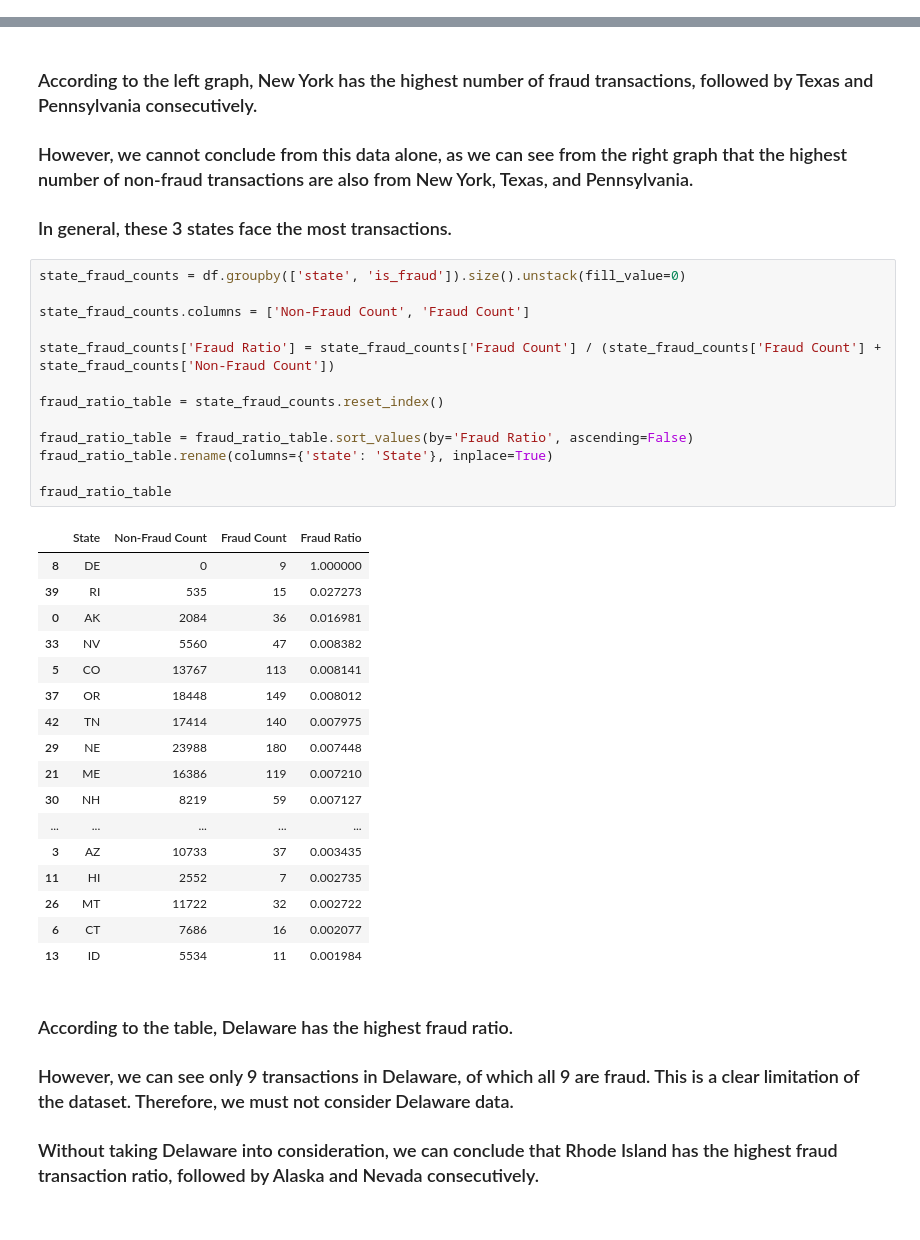
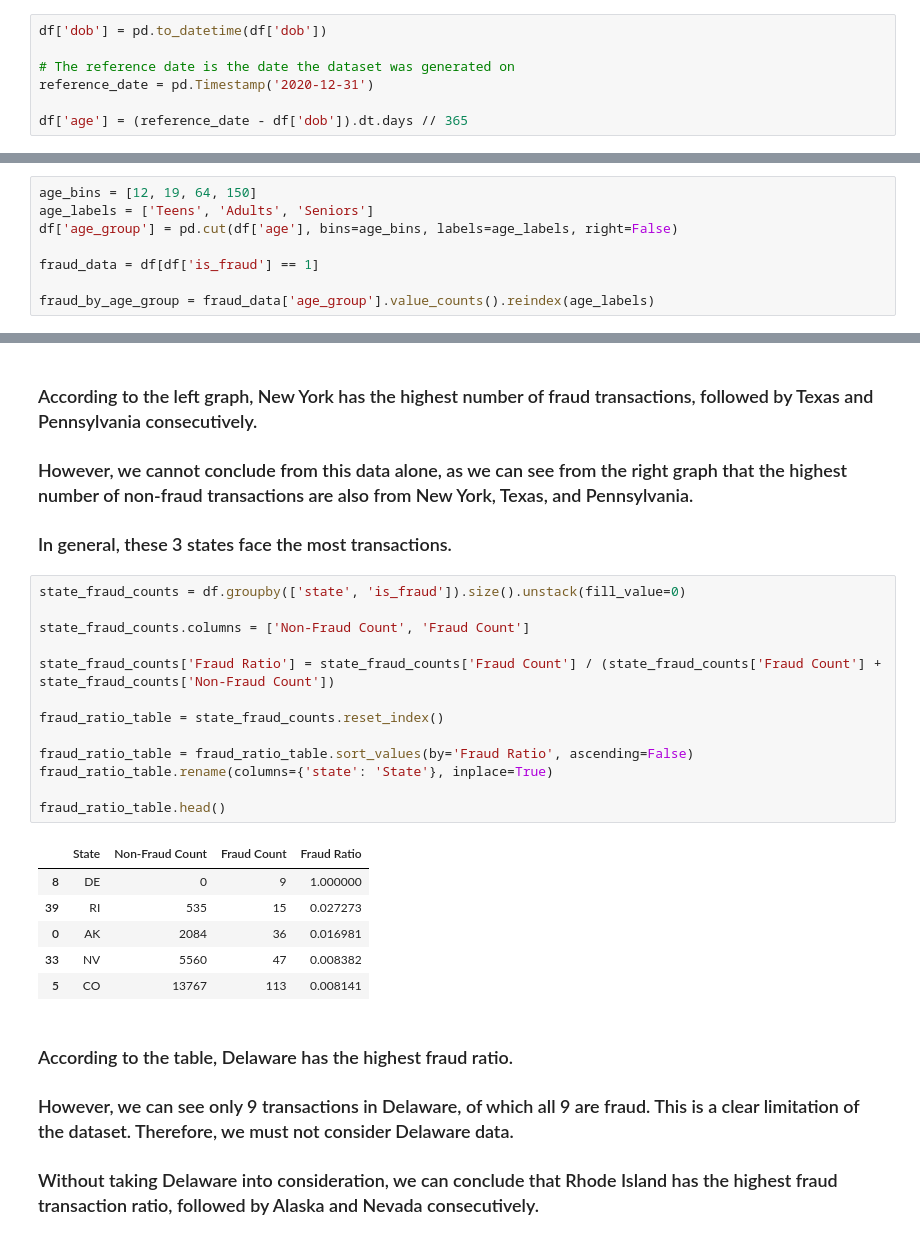
Before and after one commit to RionelxSlovesky/Credit-Card-Transactions-Fraud-Detection, a Jupyter notebook: Data Analysis.ipynb, the cells around one changed output, grey strips where cells are left out. Drawn from its saved outputs; the diff is of its cells as text.

```diff
--- a/Data Analysis.ipynb
+++ b/Data Analysis.ipynb
@@ -162,0 +165,7 @@ plt.show()
+# %%
+df['dob'] = pd.to_datetime(df['dob'])
+
+# The reference date is the date the dataset was generated on
+reference_date = pd.Timestamp('2020-12-31')
+
+df['age'] = (reference_date - df['dob']).dt.days // 365
@@ -162,0 +181,8 @@ plt.show()
+# %%
+age_bins = [12, 19, 64, 150]
+age_labels = ['Teens', 'Adults', 'Seniors']
+df['age_group'] = pd.cut(df['age'], bins=age_bins, labels=age_labels, right=False)
+
+fraud_data = df[df['is_fraud'] == 1]
+
+fraud_by_age_group = fraud_data['age_group'].value_counts().reindex(age_labels)
@@ -194,34 +264,23 @@ plt.show()
 # %%
 state_fraud_counts = df.groupby(['state', 'is_fraud']).size().unstack(fill_value=0)
 
 state_fraud_counts.columns = ['Non-Fraud Count', 'Fraud Count']
 
 state_fraud_counts['Fraud Ratio'] = state_fraud_counts['Fraud Count'] / (state_fraud_counts['Fraud Count'] + state_fraud_counts['Non-Fraud Count'])
 
 fraud_ratio_table = state_fraud_counts.reset_index()
 
 fraud_ratio_table = fraud_ratio_table.sort_values(by='Fraud Ratio', ascending=False)
 fraud_ratio_table.rename(columns={'state': 'State'}, inplace=True)
 
-fraud_ratio_table
+fraud_ratio_table.head()
 # %% [output]
 |  | State | Non-Fraud Count | Fraud Count | Fraud Ratio |
 | 8 | DE | 0 | 9 | 1.000000 |
 | 39 | RI | 535 | 15 | 0.027273 |
 | 0 | AK | 2084 | 36 | 0.016981 |
 | 33 | NV | 5560 | 47 | 0.008382 |
 | 5 | CO | 13767 | 113 | 0.008141 |
-| 37 | OR | 18448 | 149 | 0.008012 |
-| 42 | TN | 17414 | 140 | 0.007975 |
-| 29 | NE | 23988 | 180 | 0.007448 |
-| 21 | ME | 16386 | 119 | 0.007210 |
-| 30 | NH | 8219 | 59 | 0.007127 |
-| ... | ... | ... | ... | ... |
-| 3 | AZ | 10733 | 37 | 0.003435 |
-| 11 | HI | 2552 | 7 | 0.002735 |
-| 26 | MT | 11722 | 32 | 0.002722 |
-| 6 | CT | 7686 | 16 | 0.002077 |
-| 13 | ID | 5534 | 11 | 0.001984 |
 # %% [markdown]
 ### According to the table, Delaware has the highest fraud ratio.
 ### However, we can see only 9 transactions in Delaware, of which all 9 are fraud. This is a clear limitation of the dataset. Therefore, we must not consider Delaware data.
```
Also changed, not shown: parts of 10 cells of this notebook.
